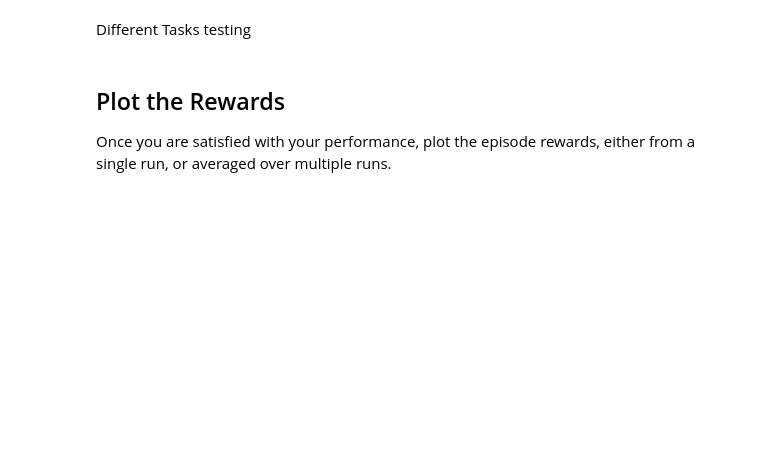
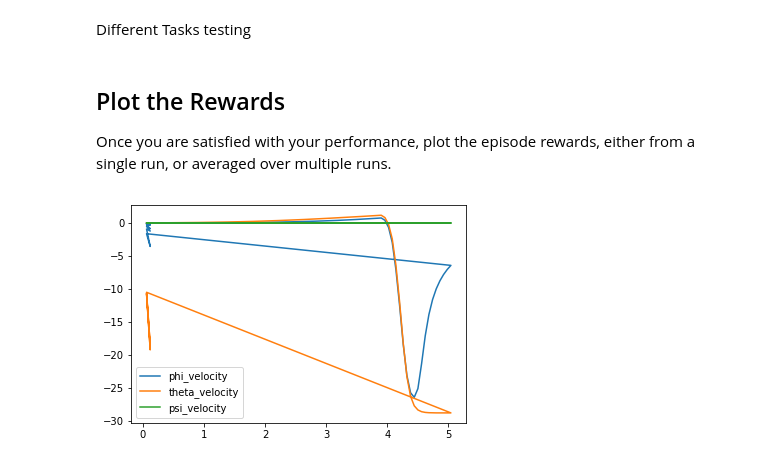
Before and after one commit to yfebles/quadcopter, a Jupyter notebook: Quadcopter_Project.ipynb, the cells around one changed output. Drawn from its saved outputs; the diff is of its cells as text; code cells hidden in the pictures; blank space fills up the shorter version.

```diff
--- a/Quadcopter_Project.ipynb
+++ b/Quadcopter_Project.ipynb
@@ -335,3 +334,15 @@ Different Tasks testing
 ## Plot the Rewards
 
 Once you are satisfied with your performance, plot the episode rewards, either from a single run, or averaged over multiple runs.
+# %%
+## TODO: Plot the rewards.
+import matplotlib.pyplot as plotlib
+%matplotlib inline
+
+plotlib.plot(results['time'], results['phi_velocity'], label='phi_velocity')
+plotlib.plot(results['time'], results['theta_velocity'], label='theta_velocity')
+plotlib.plot(results['time'], results['psi_velocity'], label='psi_velocity')
+plotlib.legend()
+_ = plotlib.ylim()
+# %% [output]
+[figure, added]
```
Also changed, not shown: parts of 20 cells of this notebook, 1 other file.
